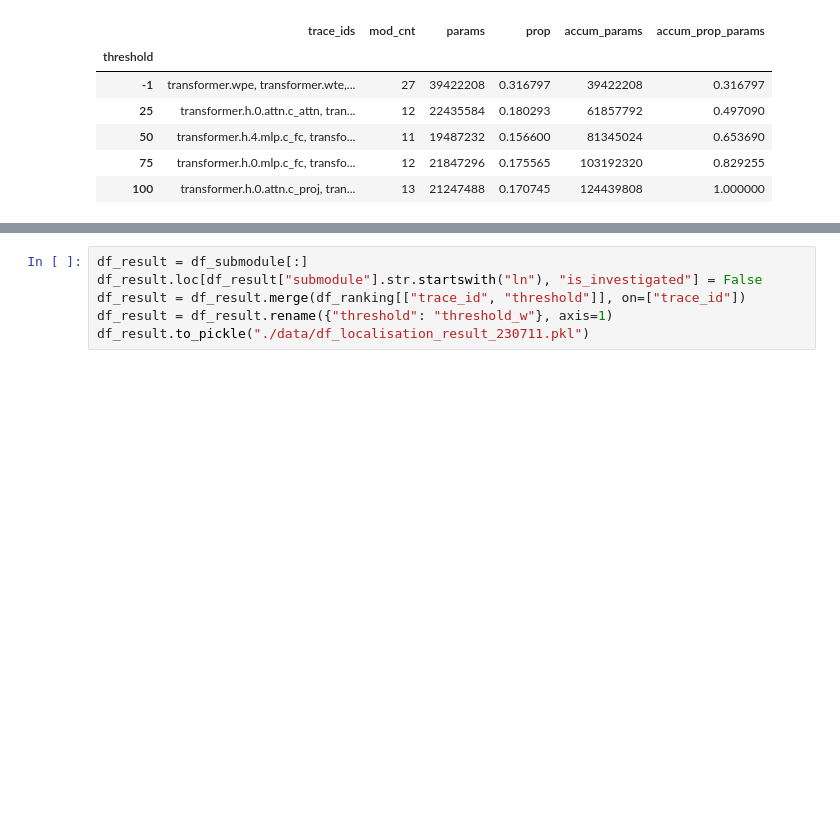
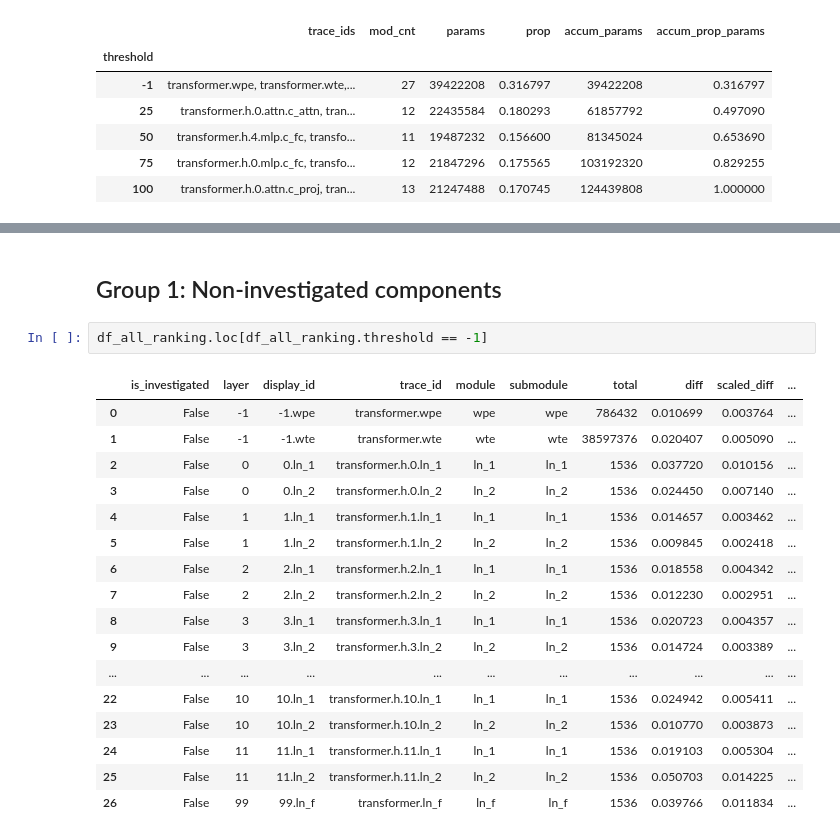
Before and after one commit to joonable/domain_adaptation_m2d2, a Jupyter notebook: 230709_local_anal_weights_v6.ipynb, the cells around one changed output, grey strips where cells are left out. Cells and saved outputs as stored; diff of their text form; blank space fills up the shorter version.

```diff
--- a/230709_local_anal_weights_v6.ipynb
+++ b/230709_local_anal_weights_v6.ipynb
@@ -619,6 +621,22 @@ df_diff_weights
-# %%
-df_result = df_submodule[:]
-df_result.loc[df_result["submodule"].str.startswith("ln"), "is_investigated"] = False
-df_result = df_result.merge(df_ranking[["trace_id", "threshold"]], on=["trace_id"])
-df_result = df_result.rename({"threshold": "threshold_w"}, axis=1)
-df_result.to_pickle("./data/df_localisation_result_230711.pkl")
+# %% [markdown]
+## Group 1: Non-investigated components
+# %%
+df_all_ranking.loc[df_all_ranking.threshold == -1]
+# %% [output]
+|  | is_investigated | layer | display_id | trace_id | module | submodule | total | diff | scaled_diff | ... |
+| 0 | False | -1 | -1.wpe | transformer.wpe | wpe | wpe | 786432 | 0.010699 | 0.003764 | ... |
+| 1 | False | -1 | -1.wte | transformer.wte | wte | wte | 38597376 | 0.020407 | 0.005090 | ... |
+| 2 | False | 0 | 0.ln_1 | transformer.h.0.ln_1 | ln_1 | ln_1 | 1536 | 0.037720 | 0.010156 | ... |
+| 3 | False | 0 | 0.ln_2 | transformer.h.0.ln_2 | ln_2 | ln_2 | 1536 | 0.024450 | 0.007140 | ... |
+| 4 | False | 1 | 1.ln_1 | transformer.h.1.ln_1 | ln_1 | ln_1 | 1536 | 0.014657 | 0.003462 | ... |
+| 5 | False | 1 | 1.ln_2 | transformer.h.1.ln_2 | ln_2 | ln_2 | 1536 | 0.009845 | 0.002418 | ... |
+| 6 | False | 2 | 2.ln_1 | transformer.h.2.ln_1 | ln_1 | ln_1 | 1536 | 0.018558 | 0.004342 | ... |
+| 7 | False | 2 | 2.ln_2 | transformer.h.2.ln_2 | ln_2 | ln_2 | 1536 | 0.012230 | 0.002951 | ... |
+| 8 | False | 3 | 3.ln_1 | transformer.h.3.ln_1 | ln_1 | ln_1 | 1536 | 0.020723 | 0.004357 | ... |
+| 9 | False | 3 | 3.ln_2 | transformer.h.3.ln_2 | ln_2 | ln_2 | 1536 | 0.014724 | 0.003389 | ... |
+| ... | ... | ... | ... | ... | ... | ... | ... | ... | ... | ... |
+| 22 | False | 10 | 10.ln_1 | transformer.h.10.ln_1 | ln_1 | ln_1 | 1536 | 0.024942 | 0.005411 | ... |
+| 23 | False | 10 | 10.ln_2 | transformer.h.10.ln_2 | ln_2 | ln_2 | 1536 | 0.010770 | 0.003873 | ... |
+| 24 | False | 11 | 11.ln_1 | transformer.h.11.ln_1 | ln_1 | ln_1 | 1536 | 0.019103 | 0.005304 | ... |
+| 25 | False | 11 | 11.ln_2 | transformer.h.11.ln_2 | ln_2 | ln_2 | 1536 | 0.050703 | 0.014225 | ... |
+| 26 | False | 99 | 99.ln_f | transformer.ln_f | ln_f | ln_f | 1536 | 0.039766 | 0.011834 | ... |
```
Also changed, not shown: parts of 47 cells of this notebook, 1 other file.
